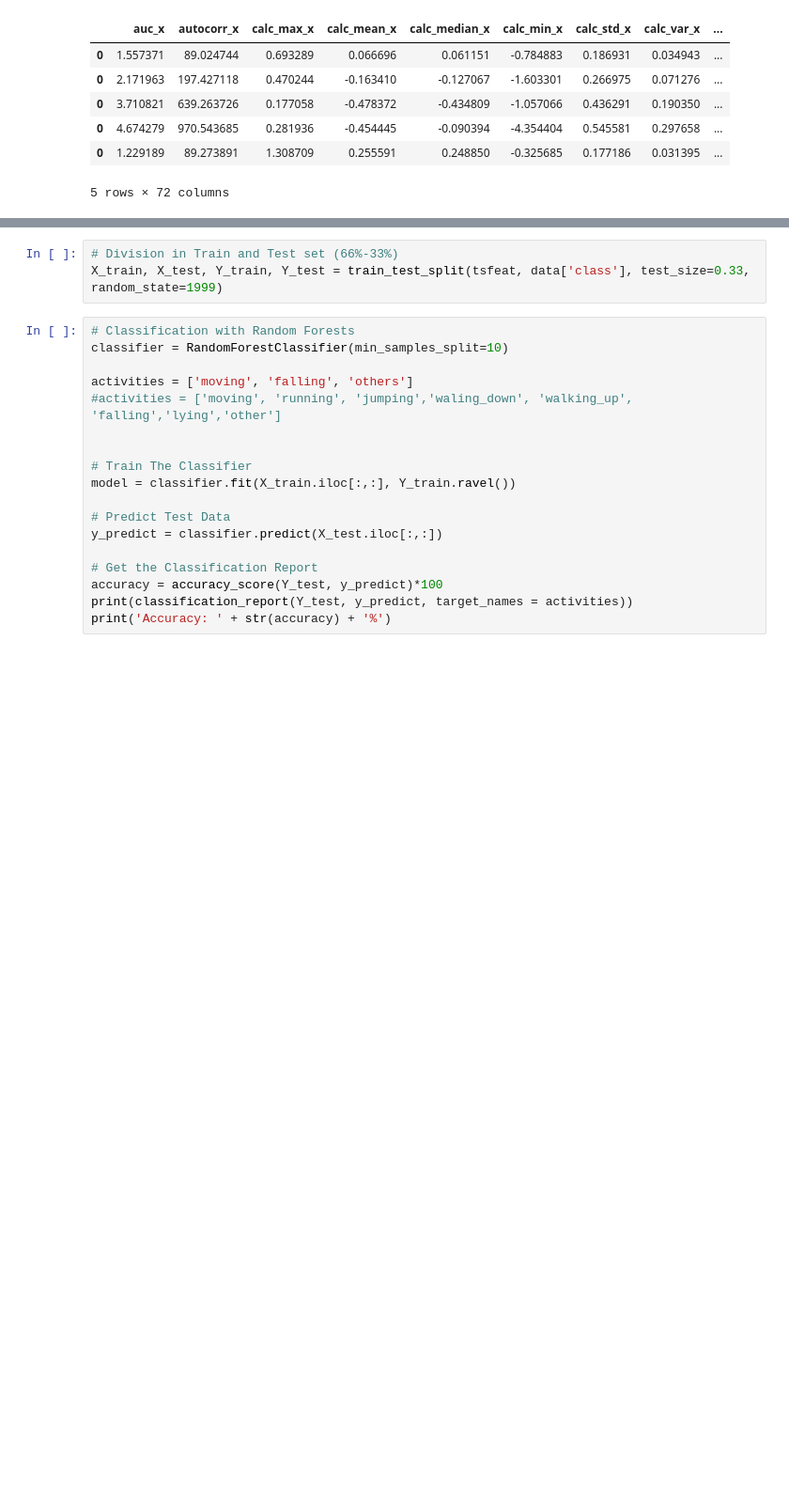
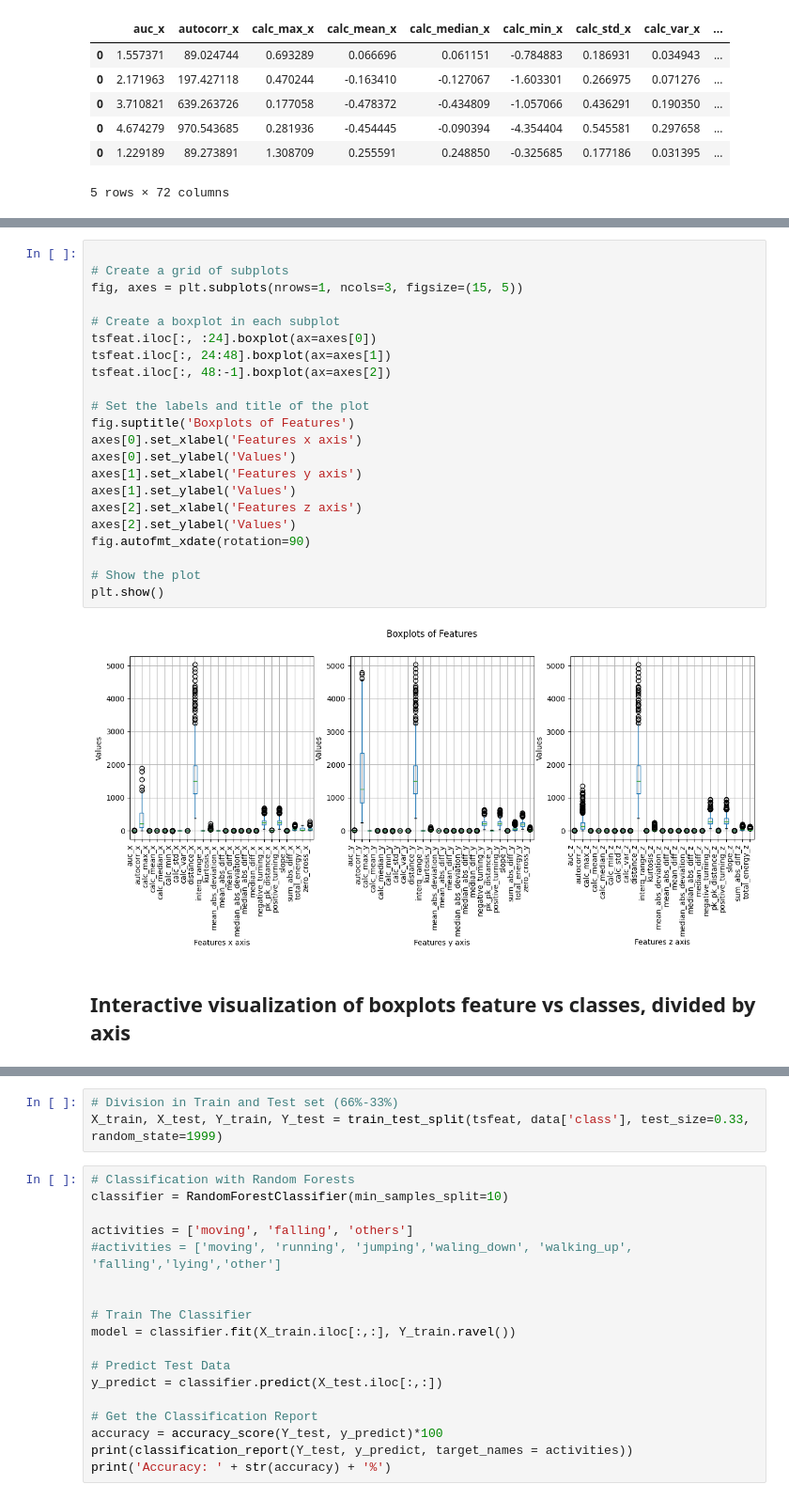
Before and after one commit to SmearyTundra/slhd-challenge, a Jupyter notebook: notebooks/challenge-1-project.ipynb, the cells around one changed output, grey strips where cells are left out. Shown: that part at 94% size. Saved outputs shown, nothing was run; the diff lists cells and outputs as text; blank space fills up the shorter version.

```diff
--- a/notebooks/challenge-1-project.ipynb
+++ b/notebooks/challenge-1-project.ipynb
@@ -309,0 +337,26 @@ Index(['auc_x', 'autocorr_x', 'calc_max_x', 'calc_mean_x', 'calc_median_x',
+# %%
+
+# Create a grid of subplots
+fig, axes = plt.subplots(nrows=1, ncols=3, figsize=(15, 5))
+
+# Create a boxplot in each subplot
+tsfeat.iloc[:, :24].boxplot(ax=axes[0])
+tsfeat.iloc[:, 24:48].boxplot(ax=axes[1])
+tsfeat.iloc[:, 48:-1].boxplot(ax=axes[2])
+
+# Set the labels and title of the plot
+fig.suptitle('Boxplots of Features')
+axes[0].set_xlabel('Features x axis')
+axes[0].set_ylabel('Values')
+axes[1].set_xlabel('Features y axis')
+axes[1].set_ylabel('Values')
+axes[2].set_xlabel('Features z axis')
+axes[2].set_ylabel('Values')
+fig.autofmt_xdate(rotation=90)
+
+# Show the plot
+plt.show()
+# %% [output]
+[figure, added]
+# %% [markdown]
+## Interactive visualization of boxplots feature vs classes, divided by axis
```
Also changed, not shown: parts of 8 cells of this notebook.
